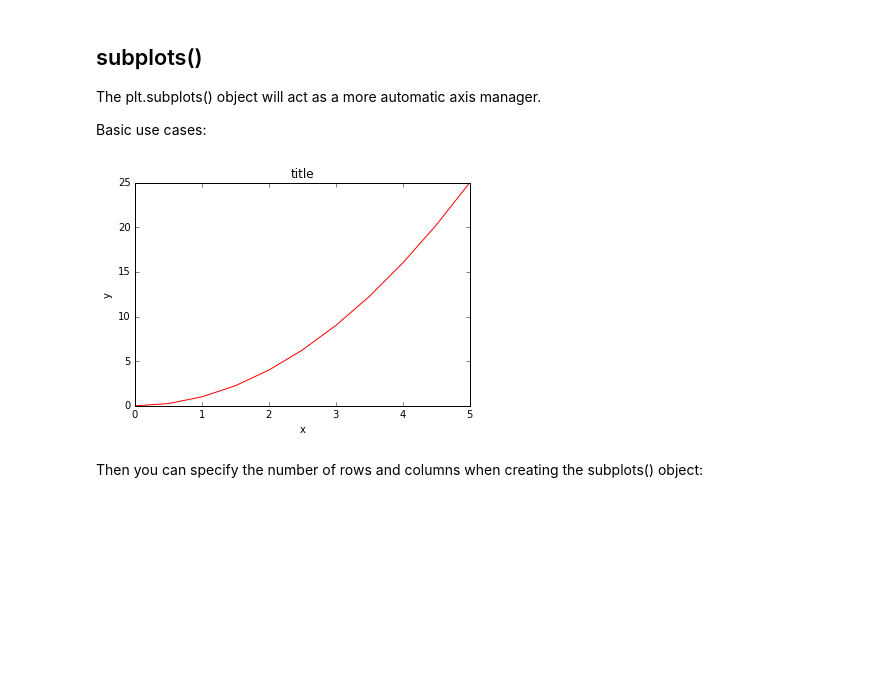
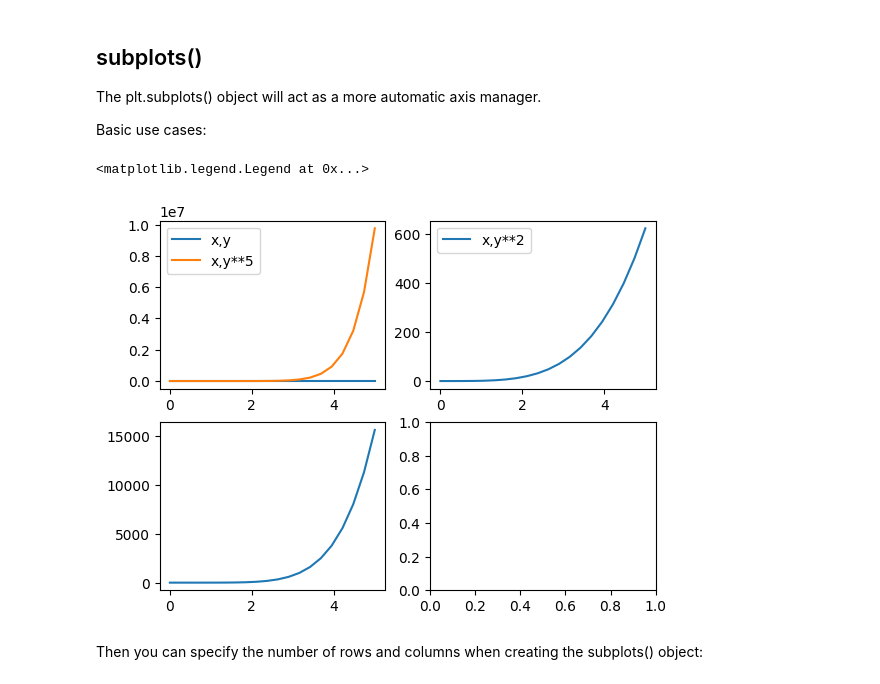
Before and after one commit to sina6611/Matplotlib-Excercise, a Jupyter notebook: 01-Matplotlib Concepts Lecture.ipynb, the cells around one changed output. Saved outputs shown, nothing was run; the diff lists cells and outputs as text; code cells hidden in the pictures; blank space fills up the shorter version.

Commit message:
legend and my pic added

```diff
--- a/01-Matplotlib Concepts Lecture.ipynb
+++ b/01-Matplotlib Concepts Lecture.ipynb
@@ -142,17 +142,18 @@ axes2.set_title('Axes 2 Title');
 The plt.subplots() object will act as a more automatic axis manager.
 
 Basic use cases:
-# %%
-# Use similar to plt.figure() except use tuple unpacking to grab fig and axes
-fig, axes = plt.subplots()
-
-# Now use the axes object to add stuff to plot
-axes.plot(x, y, 'r')
-axes.set_xlabel('x')
-axes.set_ylabel('y')
-axes.set_title('title');
-# %% [output]
-[figure, removed]
+# %%
+fig, ax=plt.subplots(nrows=2,ncols=2)
+ax[0,0].plot(x,y,label="x,y")
+ax[0,0].plot(x,y**5,label="x,y**5")
+ax[0,1].plot(x,y**2,label='x,y**2')
+ax[1,0].plot(x,y**3)
+ax[0,0].legend()
+fig.savefig('My_pic2.jpg')
+ax[0,1].legend()
+# %% [output]
+<matplotlib.legend.Legend at 0x...>
+[figure, added]
 # %% [markdown]
 Then you can specify the number of rows and columns when creating the subplots() object:
 # %%
```
Also changed, not shown: 2 other files.
